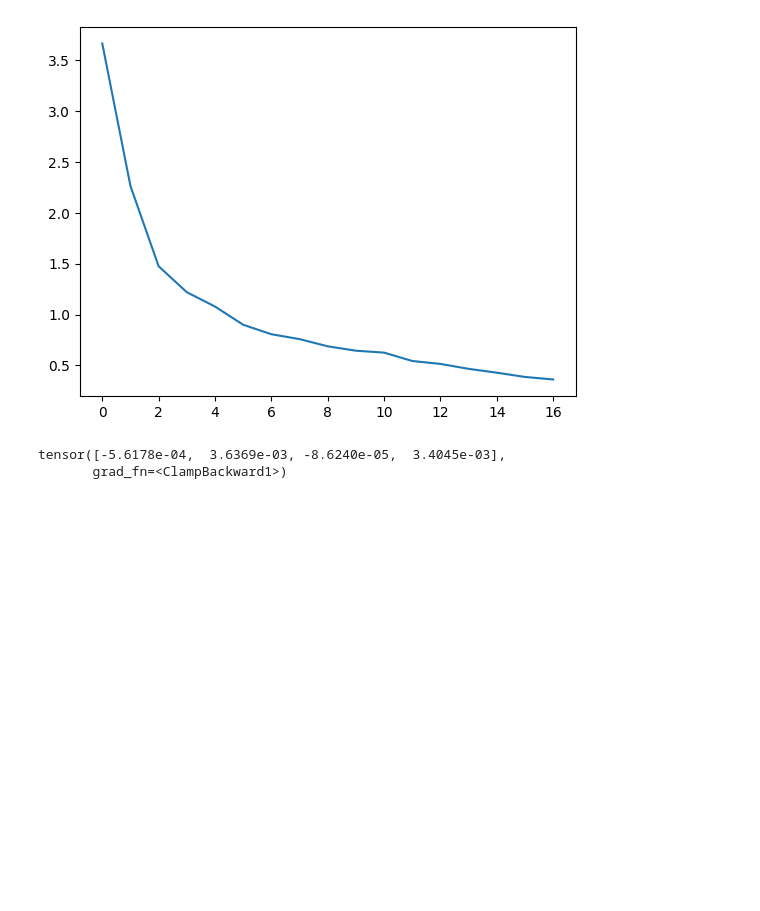
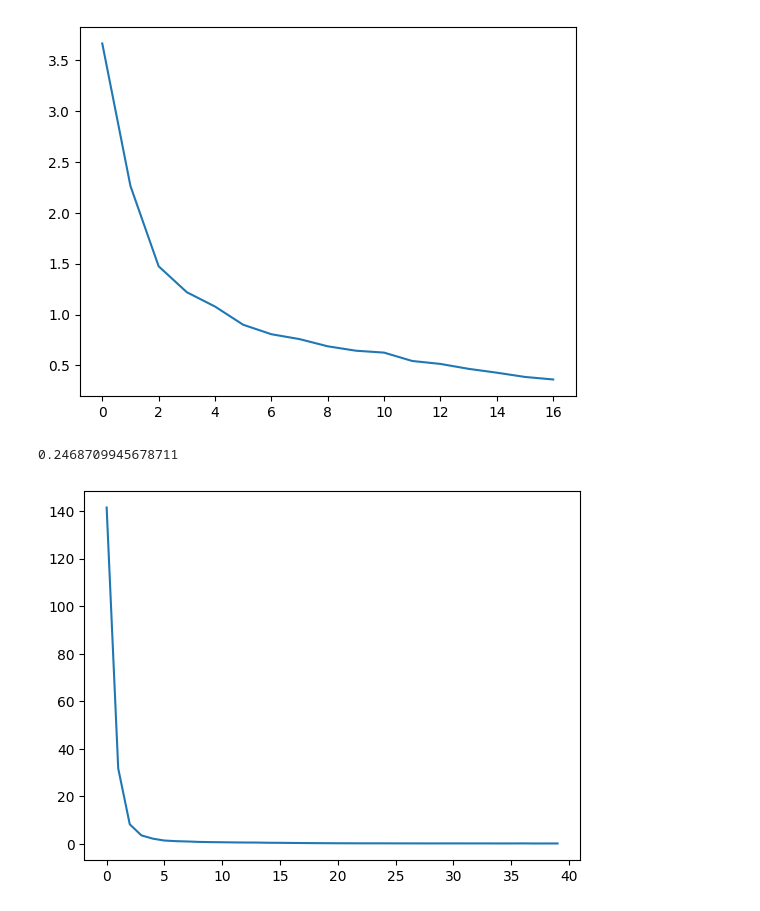
Before and after one commit to elichild01/double-pendulum, a Jupyter notebook: notebooks/PINN_implementation.ipynb, the cells around one changed output. Saved outputs shown, nothing was run; the diff lists cells and outputs as text; code cells hidden in the pictures; blank space fills up the shorter version.

```diff
--- a/notebooks/PINN_implementation.ipynb
+++ b/notebooks/PINN_implementation.ipynb
@@ -153,11 +153,6 @@ print(val_losses[-1])
 # %% [output]
 0.362272173166275
 [figure]
-# %%
-print(pinn(torch.tensor([0,0,0,0]).float()))
-# %% [output]
-tensor([-5.6178e-04,  3.6369e-03, -8.6240e-05,  3.4045e-03],
-       grad_fn=<ClampBackward1>)
 # %%
 num_epochs = 50000
 save_every = 10000
@@ -200,3 +195,9 @@ for i in tqdm(range(num_epochs)):
     if not (i+1) % save_every:
         with open(f'shuffled_4dout_online_{i+50001}_epochs_statedict.torch', 'wb') as file: #TODO TODO CHANGE THIS!
             torch.save(pinn.state_dict(), file)
+# %%
+plt.plot(val_losses)
+print(val_losses[-1])
+# %% [output]
+0.2468709945678711
+[figure, added]
```
Also changed, not shown: 1 other file.
